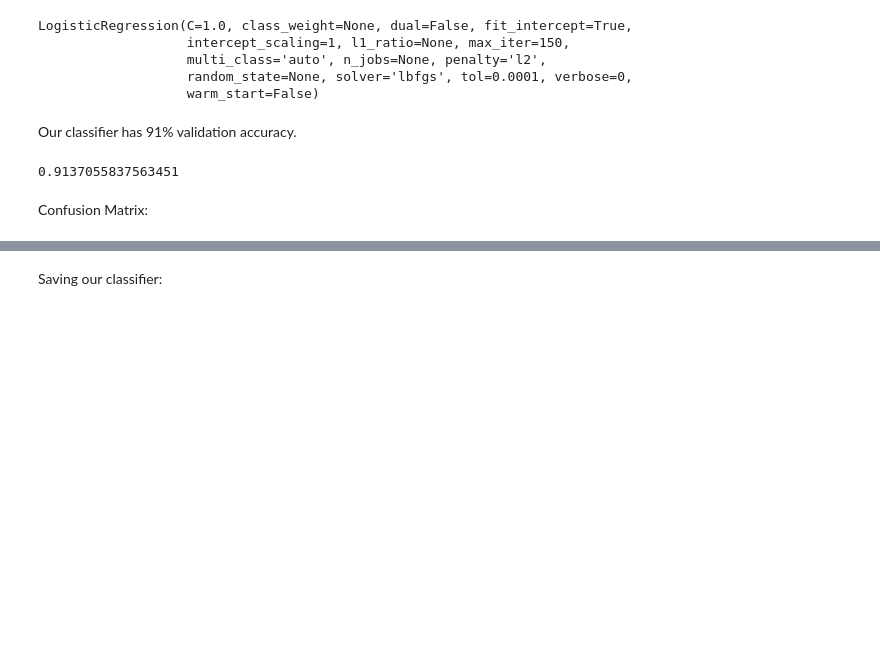
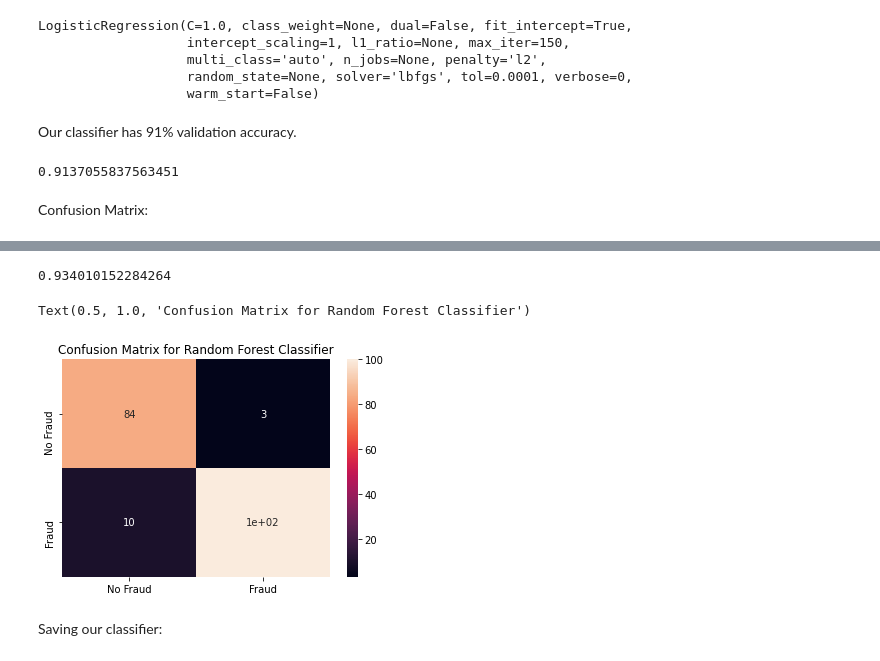
Before and after one commit to EbsHirani/CreditCardFraudDetector, a Jupyter notebook: credit_card_fraud.ipynb, the cells around one changed output, grey strips where cells are left out. Drawn from its saved outputs; the diff is of its cells as text; code cells hidden in the pictures; blank space fills up the shorter version.

Commit message:
Added Random Forest Classifier

```diff
--- a/credit_card_fraud.ipynb
+++ b/credit_card_fraud.ipynb
@@ -246,0 +247,3 @@ Text(0.5, 1.0, 'Confusion Matrix')
+# %%
+clf = RandomForestClassifier()
+clf.fit(x_train_final, y_train)
@@ -247,3 +259,18 @@ Text(0.5, 1.0, 'Confusion Matrix')
+# %%
+scorerf = clf.score(x_test_final, y_test)
+print(scorerf)
+# %% [output]
+0.934010152284264
+# %%
+from sklearn import metrics
+pred = clf.predict(x_test_final)
+cm=metrics.confusion_matrix(y_test,pred)
+cm = pd.DataFrame(cm, index = ["No Fraud", "Fraud"], columns=["No Fraud", "Fraud"])
+sns.heatmap(cm, annot = True)
+plt.title("Confusion Matrix for Random Forest Classifier")
+# %% [output]
+Text(0.5, 1.0, 'Confusion Matrix for Random Forest Classifier')
+[figure, added]
 # %% [markdown]
 Saving our classifier:
 # %%
```
Also changed, not shown: parts of 3 cells of this notebook.
